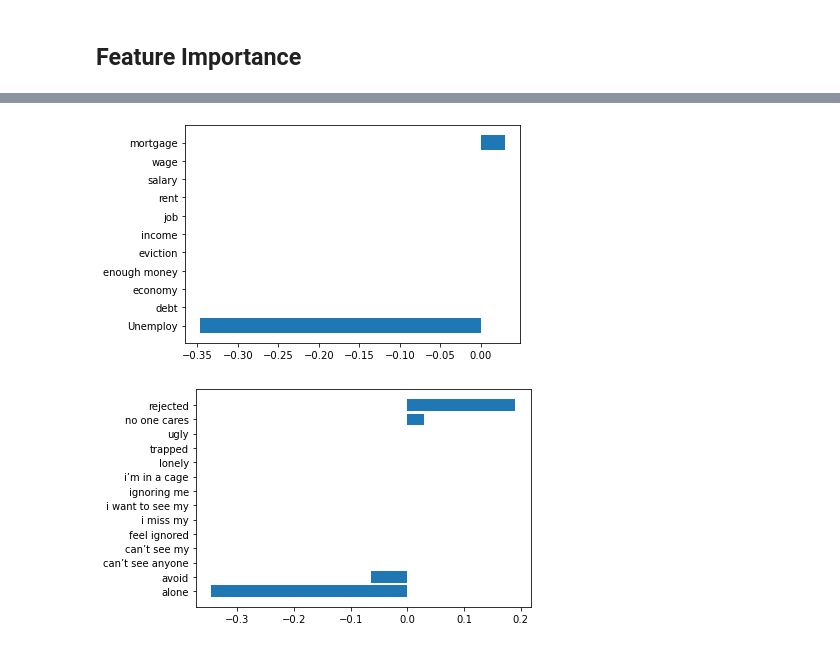
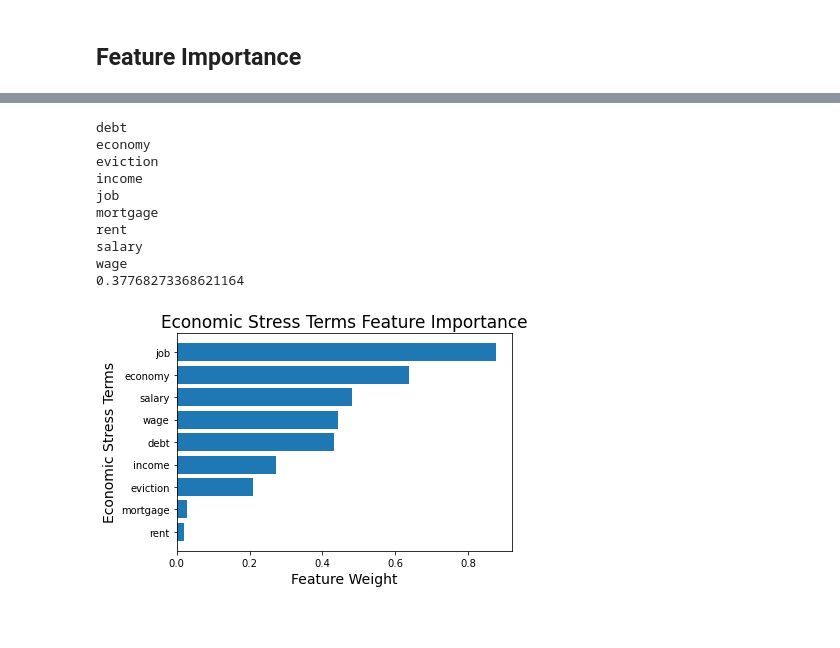
Before and after one commit to j-chen005/COVID19-Mental-Health-Analysis, a Jupyter notebook: SVM Model COVID-19 Mental Health.ipynb, the cells around one changed output, grey strips where cells are left out. Cells and saved outputs as stored; diff of their text form; code cells hidden in the pictures; blank space fills up the shorter version.

```diff
--- a/SVM Model COVID-19 Mental Health.ipynb
+++ b/SVM Model COVID-19 Mental Health.ipynb
@@ -239,0 +325,6 @@ neutral:  {'precision': 0.7194244604316546, 'recall': 0.31347962382445144, 'f1-s
+# %%
+ # Splits Dataset into Training and Testing set
+train_size = 0.8
+train_data, test_data = train_test_split(anxiety_dataset, test_size=1-train_size, random_state=42, shuffle=True)
+print("Train Data size:", len(train_data))
+print("Test Data size", len(test_data))
@@ -239,0 +336,9 @@ neutral:  {'precision': 0.7194244604316546, 'recall': 0.31347962382445144, 'f1-s
+# %%
+vectorizer = TfidfVectorizer(max_features=14000,
+                             min_df = 5,
+                             max_df = 0.8,
+                             sublinear_tf = True,
+                             use_idf = True)
+vectorizer.fit(train_data.body.to_list())
+x_train = vectorizer.transform(train_data.body.to_list())
+x_test = vectorizer.transform(test_data.body.to_list())
@@ -278,0 +403,21 @@ f_importances(classifier_linear.coef_.toarray()[0], features_names)
+# %%
+def Average(lst):
+    if len(lst) == 0:
+        return 0
+    else:
+        return sum(lst) / len(lst)
+# %%
+def f_importances(coef, names):
+    coef_list = []
+    name_list=[]
+    for x in range(len(vectorizer.get_feature_names())):
+        if  vectorizer.get_feature_names()[x] in names:
+            print(vectorizer.get_feature_names()[x])
+            coef_list.append(abs(coef[x]))
+            name_list.append(vectorizer.get_feature_names()[x])
+    imp = np.array(coef_list)
+    print(Average(coef_list))
+    imp,name_list = zip(*sorted(zip(imp,name_list)))
+    plt.barh(range(len(name_list)), imp, align='center')
+    plt.yticks(range(len(name_list)), name_list)
+    plt.show()
@@ -279,22 +471,28 @@ f_importances(classifier_linear.coef_.toarray()[0], features_names)
 # %%
 economy_features = ['Unemploy',
                     'rent',
                     'mortgage',
                          'economy',
-                         'enough money',
                          'debt',
                          'salary',
                           'wage',
                           'income',
                           'job',
                           'eviction',
                          ]
+plt.title('Economic Stress Terms Feature Importance', fontsize = 17)
+plt.xlabel('Feature Weight', fontsize = 14)
+plt.ylabel('Economic Stress Terms', fontsize = 14)
 f_importances(classifier_linear.coef_.toarray()[0], economy_features)
 # %% [output]
+debt
+economy
+eviction
+income
+job
+mortgage
+rent
+salary
+wage
+0.37768273368621164
-[figure, old version]
+[figure, new version]
-# %%
-isolation_features = ['alone', 'lonely', 'no one cares', 'can’t see anyone', 'can’t see my', 'i miss my', 'i want to see my', 'trapped', 'i’m in a cage', 'feel ignored', 'ignoring me', 'ugly',
-'rejected', 'avoid']
-f_importances(classifier_linear.coef_.toarray()[0], isolation_features)
-# %% [output]
-[figure, removed]
```
Also changed, not shown: parts of 35 cells of this notebook.
